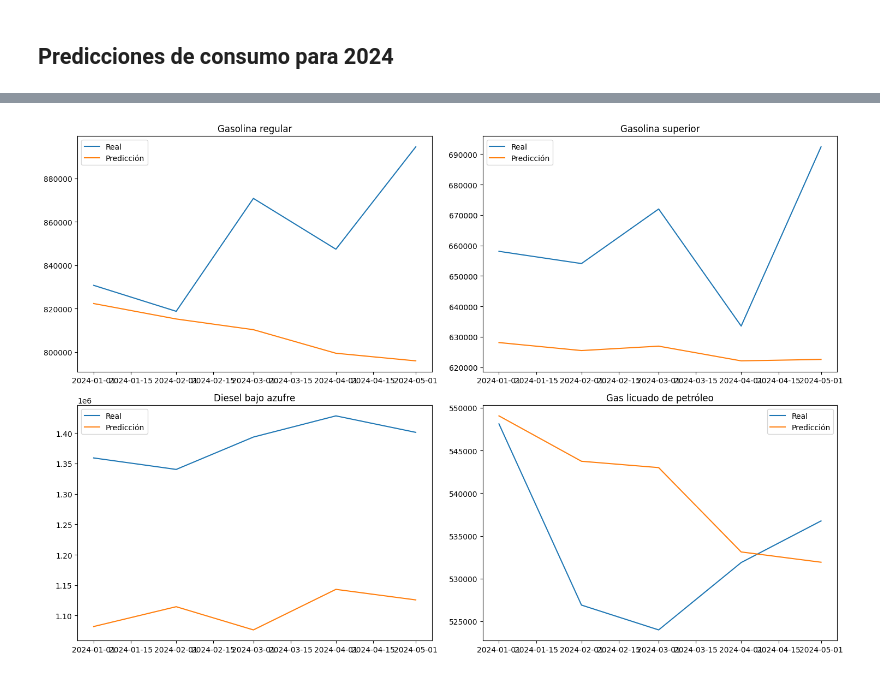
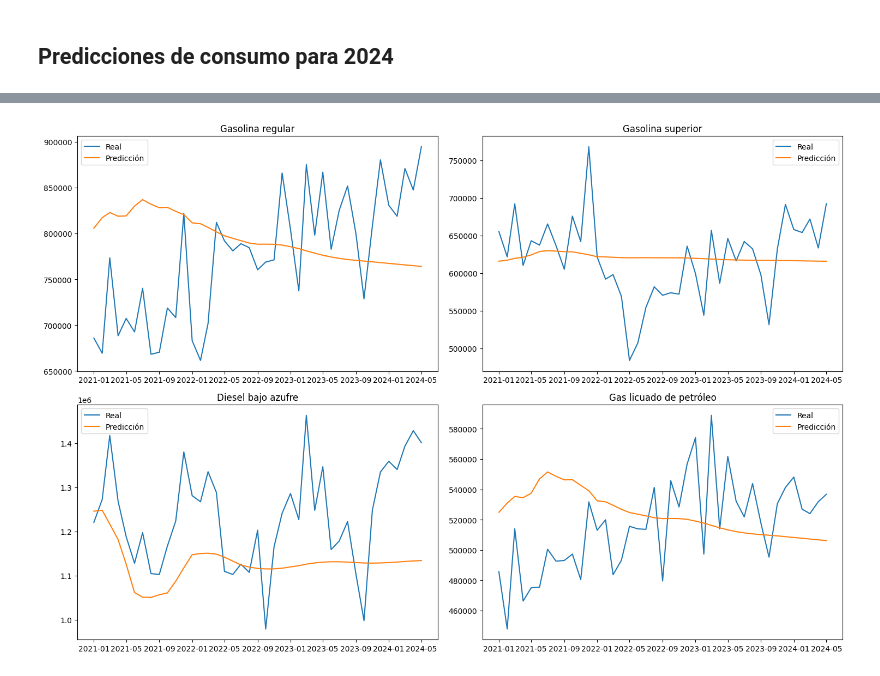
Before and after one commit to AragonD19/Lab3DataScience, a Jupyter notebook: Lab3.ipynb, the cells around one changed output, grey strips where cells are left out. Saved outputs shown, nothing was run; the diff lists cells and outputs as text; code cells hidden in the pictures.

Commit message:
Graph changes

```diff
--- a/Lab3.ipynb
+++ b/Lab3.ipynb
@@ -44,13 +44,9 @@ precios_df['Fecha'] = pd.to_datetime(precios_df['Fecha'], errors='coerce')
 consumo_df = consumo_df.dropna(subset=['Fecha'])
 importacion_df = importacion_df.dropna(subset=['Fecha'])
 precios_df = precios_df.dropna(subset=['Fecha'])
-# %%
-# Crear consumo_24 con datos de 2024
-consumo_24 = consumo_df[consumo_df['Fecha'].dt.year == 2024].copy()
-
-
-# Modificar consumo_df para tener datos hasta el último día de 2023
-consumo_df = consumo_df[consumo_df['Fecha'] <= '2023-12-31']
+# %%
+
+consumo_copy = consumo_df[consumo_df['Fecha'].dt.year >= 2021].copy()
 # %%
 # Verificar los resultados
 print("Rango de fechas en consumo_df:")
@@ -422,7 +418,7 @@ last_sequence_reshaped = last_sequence_scaled.reshape((1, n_steps, n_features))
 
 # Predecir para cada mes de 2024
 predictions = []
-for _ in range(len(consumo_24)):
+for _ in range(len(consumo_copy)):
     next_pred = model_consumo.predict(last_sequence_reshaped)
     predictions.append(next_pred[0])
     last_sequence_reshaped = np.roll(last_sequence_reshaped, -1, axis=1)
@@ -431,21 +427,21 @@ for _ in range(len(consumo_24)):
 # Convertir predicciones a DataFrame
 predictions_scaled = np.array(predictions).reshape(-1, n_features)
 predictions_df = pd.DataFrame(scaler.inverse_transform(predictions_scaled),
-                              columns=consumo_24.columns[1:],
-                              index=consumo_24['Fecha'])
+                              columns=consumo_copy.columns[1:],
+                              index=consumo_copy['Fecha'])
 
 # Calcular errores
-mse = mean_squared_error(consumo_24.iloc[:, 1:], predictions_df)
-mae = mean_absolute_error(consumo_24.iloc[:, 1:], predictions_df)
+mse = mean_squared_error(consumo_copy.iloc[:, 1:], predictions_df)
+mae = mean_absolute_error(consumo_copy.iloc[:, 1:], predictions_df)
 
 print(f"Error Cuadrático Medio: {mse}")
 print(f"Error Absoluto Medio: {mae}")
 
 # Graficar predicciones vs valores reales
 plt.figure(figsize=(15, 10))
-for i, col in enumerate(consumo_24.columns[1:]):
+for i, col in enumerate(consumo_copy.columns[1:]):
     plt.subplot(2, 2, i+1)
-    plt.plot(consumo_24['Fecha'], consumo_24[col], label='Real')
+    plt.plot(consumo_copy['Fecha'], consumo_copy[col], label='Real')
     plt.plot(predictions_df.index, predictions_df[col], label='Predicción')
     plt.title(col)
     plt.legend()
@@ -477,7 +485,7 @@ last_sequence_reshaped = last_sequence_scaled.reshape((1, n_steps, n_features))
 
 # Predecir para cada mes de 2024
 predictions = []
-for _ in range(len(consumo_24)):
+for _ in range(len(consumo_copy)):
     next_pred = model_consumo2.predict(last_sequence_reshaped)
     predictions.append(next_pred[0])
     last_sequence_reshaped = np.roll(last_sequence_reshaped, -1, axis=1)
@@ -486,21 +494,21 @@ for _ in range(len(consumo_24)):
 # Convertir predicciones a DataFrame
 predictions_scaled = np.array(predictions).reshape(-1, n_features)
 predictions_df = pd.DataFrame(scaler.inverse_transform(predictions_scaled),
-                              columns=consumo_24.columns[1:],
-                              index=consumo_24["Fecha"])
+                              columns=consumo_copy.columns[1:],
+                              index=consumo_copy["Fecha"])
 
 # Calcular errores
-mse = mean_squared_error(consumo_24.iloc[:, 1:], predictions_df)
-mae = mean_absolute_error(consumo_24.iloc[:, 1:], predictions_df)
+mse = mean_squared_error(consumo_copy.iloc[:, 1:], predictions_df)
+mae = mean_absolute_error(consumo_copy.iloc[:, 1:], predictions_df)
 
 print(f"Error Cuadrático Medio: {mse}")
 print(f"Error Absoluto Medio: {mae}")
 
 # Graficar predicciones vs valores reales
 plt.figure(figsize=(15, 10))
-for i, col in enumerate(consumo_24.columns[1:]):
+for i, col in enumerate(consumo_copy.columns[1:]):
     plt.subplot(2, 2, i+1)
-    plt.plot(consumo_24['Fecha'], consumo_24[col], label='Real')
+    plt.plot(consumo_copy['Fecha'], consumo_copy[col], label='Real')
     plt.plot(predictions_df.index, predictions_df[col], label='Predicción')
     plt.title(col)
     plt.legend()
@@ -517 +539 @@ Error Absoluto Medio: 91322.85037500001
-[figure, old version]
+[figure, new version]
```
Also changed, not shown: parts of 4 cells of this notebook.
